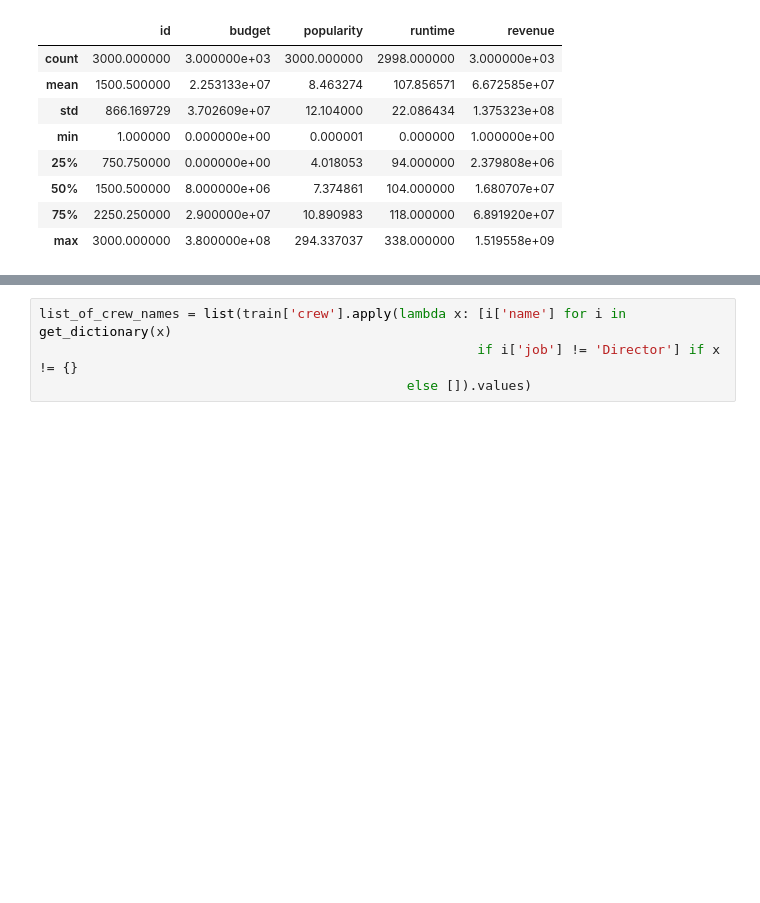
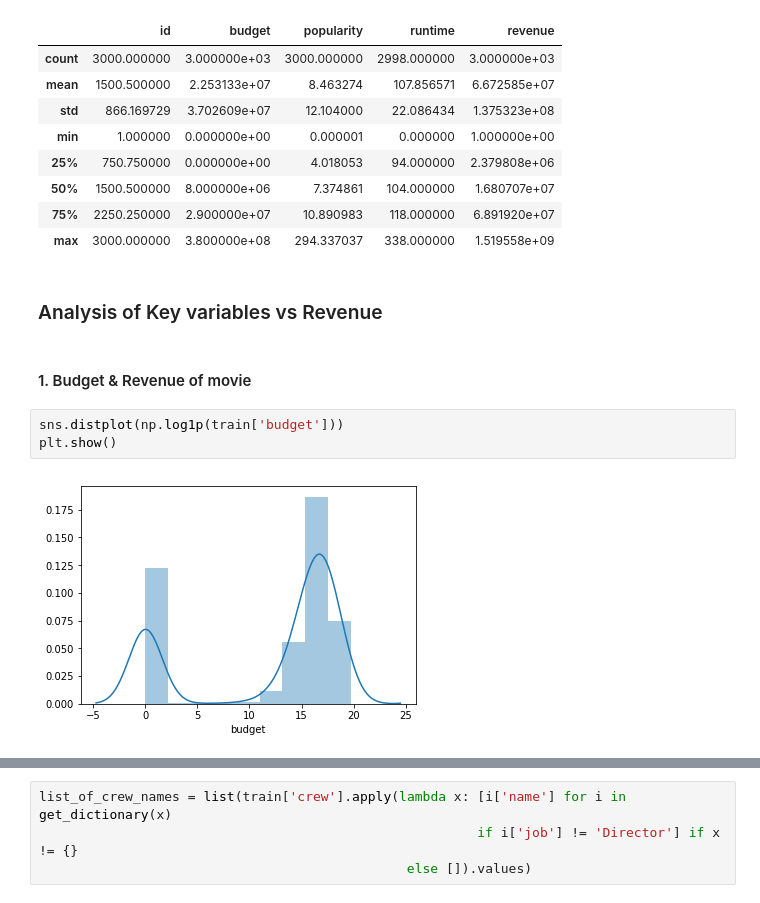
Before and after one commit to vnagapudi/W207-TMDB-Kaggle-Project, a Jupyter notebook: project_final_draft.ipynb, the cells around one changed output, grey strips where cells are left out. Saved outputs shown, nothing was run; the diff lists cells and outputs as text; blank space fills up the shorter version.

```diff
--- a/project_final_draft.ipynb
+++ b/project_final_draft.ipynb
@@ -184,3 +188,12 @@ train.describe()
 | 50% | 1500.500000 | 8.000000e+06 | 7.374861 | 104.000000 | 1.680707e+07 |
 | 75% | 2250.250000 | 2.900000e+07 | 10.890983 | 118.000000 | 6.891920e+07 |
 | max | 3000.000000 | 3.800000e+08 | 294.337037 | 338.000000 | 1.519558e+09 |
+# %% [markdown]
+### Analysis of Key variables vs Revenue
+# %% [markdown]
+#### 1. Budget & Revenue of movie
+# %%
+sns.distplot(np.log1p(train['budget']))
+plt.show()
+# %% [output]
+[figure, added]
```
Also changed, not shown: parts of 109 cells of this notebook.
